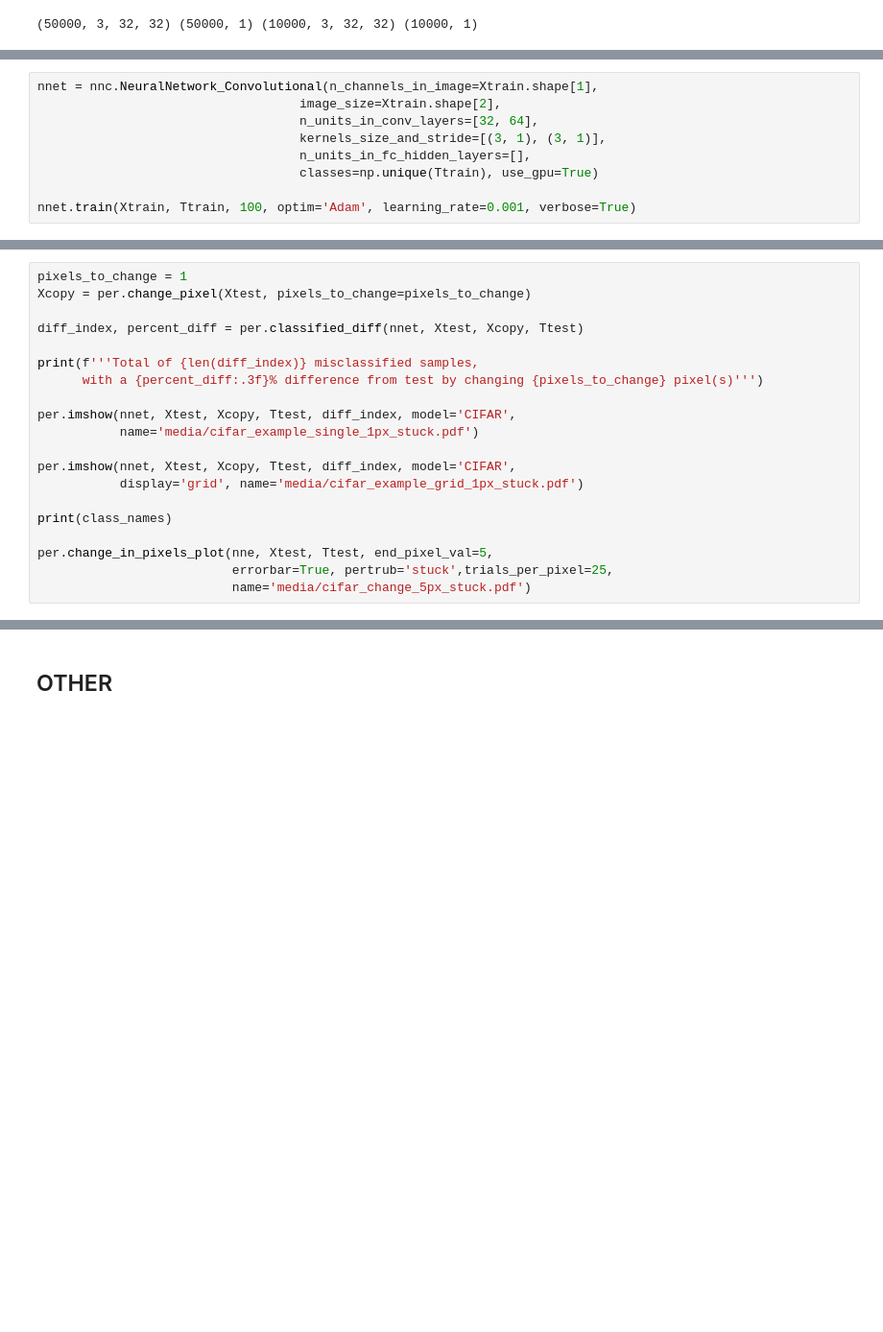
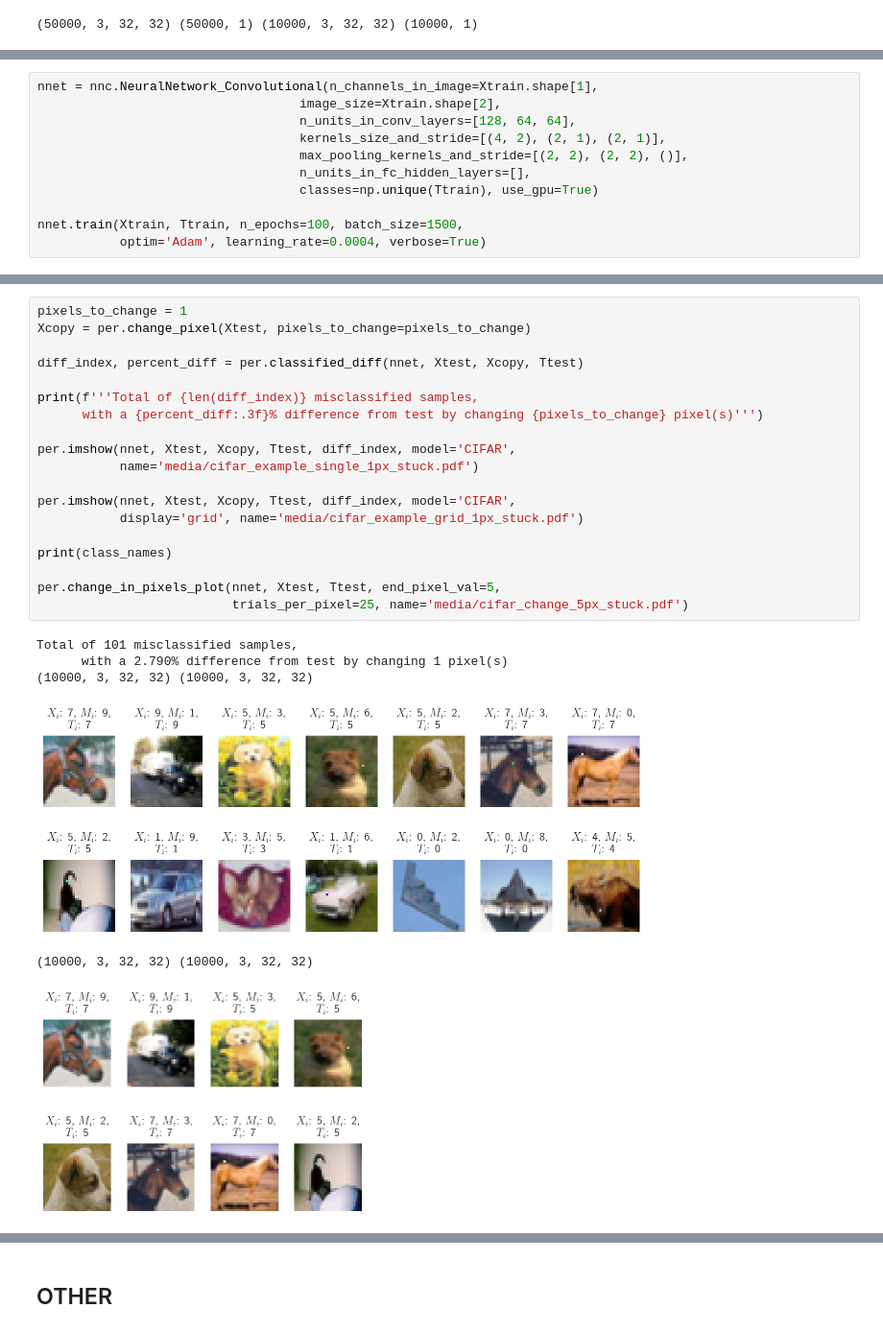
Before and after one commit to stockeh/augmented-image-classification, a Jupyter notebook: notebooks/single-pixel-study.ipynb, the cells around one changed output, grey strips where cells are left out. Shown: that part at 96% size. Cells and saved outputs as stored; diff of their text form; blank space fills up the shorter version.

```diff
--- a/notebooks/single-pixel-study.ipynb
+++ b/notebooks/single-pixel-study.ipynb
@@ -208,10 +207,12 @@ class_names = class_names[b'label_names']
 # %%
 nnet = nnc.NeuralNetwork_Convolutional(n_channels_in_image=Xtrain.shape[1],
                                    image_size=Xtrain.shape[2],
-                                   n_units_in_conv_layers=[32, 64],
-                                   kernels_size_and_stride=[(3, 1), (3, 1)],
+                                   n_units_in_conv_layers=[128, 64, 64],
+                                   kernels_size_and_stride=[(4, 2), (2, 1), (2, 1)],
+                                   max_pooling_kernels_and_stride=[(2, 2), (2, 2), ()],
                                    n_units_in_fc_hidden_layers=[],
                                    classes=np.unique(Ttrain), use_gpu=True)
 
-nnet.train(Xtrain, Ttrain, 100, optim='Adam', learning_rate=0.001, verbose=True)
+nnet.train(Xtrain, Ttrain, n_epochs=100, batch_size=1500,
+           optim='Adam', learning_rate=0.0004, verbose=True)
 # %% [output]
@@ -228,20 +258,26 @@ print(f'Train Percentage: {train_percent:.3f}%, Test Percentage: {test_percent:.
 # %%
 pixels_to_change = 1
 Xcopy = per.change_pixel(Xtest, pixels_to_change=pixels_to_change)
 
 diff_index, percent_diff = per.classified_diff(nnet, Xtest, Xcopy, Ttest)
 
 print(f'''Total of {len(diff_index)} misclassified samples,
       with a {percent_diff:.3f}% difference from test by changing {pixels_to_change} pixel(s)''')
 
 per.imshow(nnet, Xtest, Xcopy, Ttest, diff_index, model='CIFAR',
            name='media/cifar_example_single_1px_stuck.pdf')
 
 per.imshow(nnet, Xtest, Xcopy, Ttest, diff_index, model='CIFAR',
            display='grid', name='media/cifar_example_grid_1px_stuck.pdf')
 
 print(class_names)
 
-per.change_in_pixels_plot(nne, Xtest, Ttest, end_pixel_val=5,
-                          errorbar=True, pertrub='stuck',trials_per_pixel=25,
-                          name='media/cifar_change_5px_stuck.pdf')
+per.change_in_pixels_plot(nnet, Xtest, Ttest, end_pixel_val=5,
+                          trials_per_pixel=25, name='media/cifar_change_5px_stuck.pdf')
+# %% [output]
+Total of 101 misclassified samples,
+      with a 2.790% difference from test by changing 1 pixel(s)
+(10000, 3, 32, 32) (10000, 3, 32, 32)
+[figure, added]
+(10000, 3, 32, 32) (10000, 3, 32, 32)
+[figure, added]
```
Also changed, not shown: parts of 14 cells of this notebook, 8 other files.
